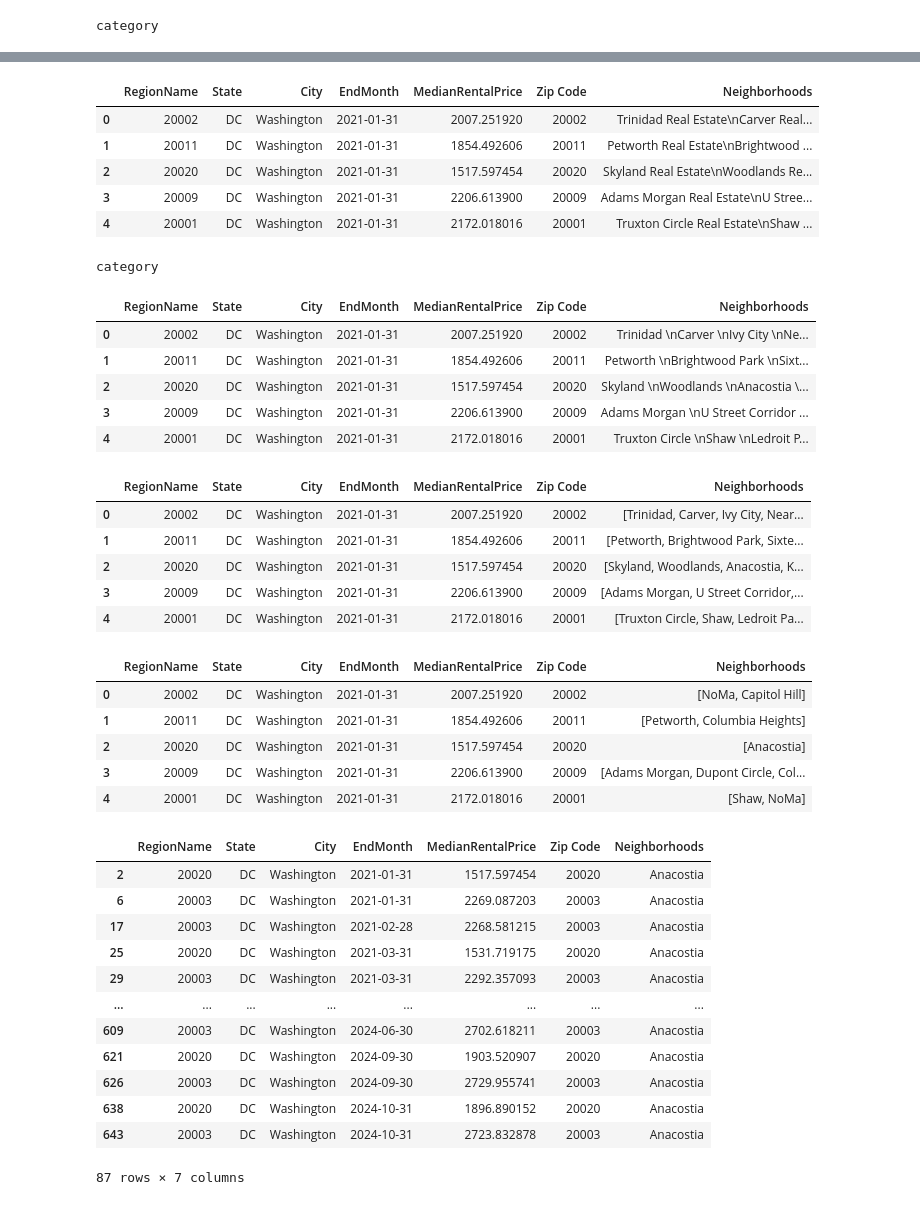
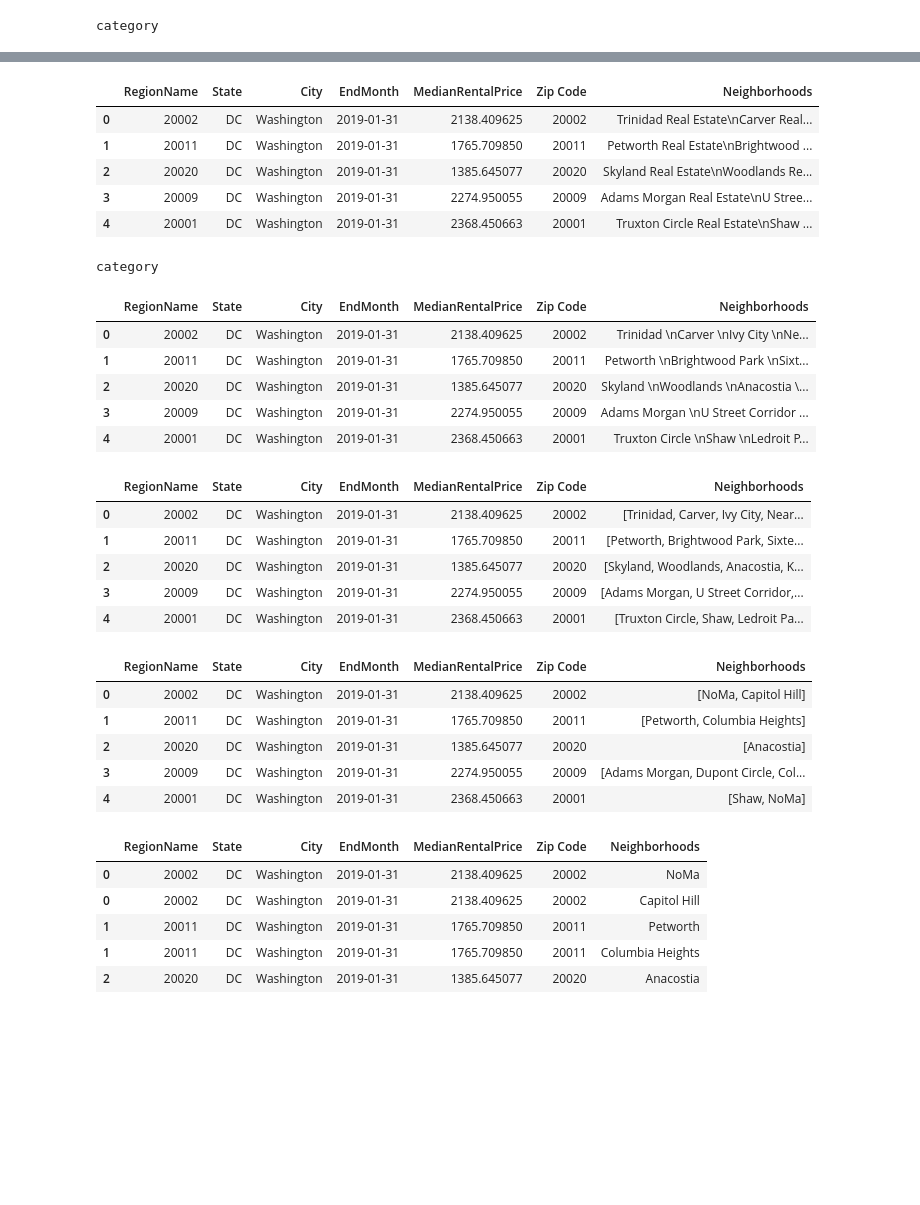
Before and after one commit to rebeccalwagner/PPOL_5203_FinalProject, a Jupyter notebook: files/visualizations/zillow_viz.ipynb, the cells around one changed output, grey strips where cells are left out. Saved outputs shown, nothing was run; the diff lists cells and outputs as text; code cells hidden in the pictures; blank space fills up the shorter version.

```diff
--- a/files/visualizations/zillow_viz.ipynb
+++ b/files/visualizations/zillow_viz.ipynb
@@ -96,7 +99,12 @@ rental_data.head()
 | 4 | 93144 | 6 | 79936 | zip | TX | TX | El Paso | El Paso, TX | El Paso County | ... |
 5 rows × 127 columns
 # %%
-rental_data_filter = (rental_data.filter(['RegionName','State','City', '2021-01-31', '2021-02-28', '2021-03-31',
+rental_data_filter = (rental_data.filter(['RegionName','State','City','2019-01-31', '2019-02-28', '2019-03-31',
+                                          '2019-04-30', '2019-05-31', '2019-06-30', '2019-07-31', '2019-08-31',
+                                          '2019-09-30', '2019-10-31', '2019-11-30', '2019-12-31', '2020-01-31',
+                                          '2020-02-29', '2020-03-31', '2020-04-30', '2020-05-31', '2020-06-30',
+                                          '2020-07-31', '2020-08-31', '2020-09-30', '2020-10-31', '2020-11-30',
+                                          '2020-12-31','2021-01-31', '2021-02-28', '2021-03-31',
                                           '2021-04-30', '2021-05-31', '2021-06-30', '2021-07-31', '2021-08-31',
                                           '2021-09-30', '2021-10-31', '2021-11-30', '2021-12-31', '2022-01-31',
                                           '2022-02-28', '2022-03-31', '2022-04-30', '2022-05-31', '2022-06-30', '2022-07-31',
@@ -163,11 +163,11 @@ cleaned_rental_data = rental_data_filter_na.reset_index(drop = True)
 cleaned_rental_data.head()
 # %% [output]
 |  | RegionName | State | City | EndMonth | MedianRentalPrice | Zip Code | Neighborhoods |
-| 0 | 20002 | DC | Washington | 2021-01-31 | 2007.251920 | 20002 | Trinidad Real Estate\nCarver Real... |
-| 1 | 20011 | DC | Washington | 2021-01-31 | 1854.492606 | 20011 | Petworth Real Estate\nBrightwood ... |
-| 2 | 20020 | DC | Washington | 2021-01-31 | 1517.597454 | 20020 | Skyland Real Estate\nWoodlands Re... |
-| 3 | 20009 | DC | Washington | 2021-01-31 | 2206.613900 | 20009 | Adams Morgan Real Estate\nU Stree... |
-| 4 | 20001 | DC | Washington | 2021-01-31 | 2172.018016 | 20001 | Truxton Circle Real Estate\nShaw ... |
+| 0 | 20002 | DC | Washington | 2019-01-31 | 2138.409625 | 20002 | Trinidad Real Estate\nCarver Real... |
+| 1 | 20011 | DC | Washington | 2019-01-31 | 1765.709850 | 20011 | Petworth Real Estate\nBrightwood ... |
+| 2 | 20020 | DC | Washington | 2019-01-31 | 1385.645077 | 20020 | Skyland Real Estate\nWoodlands Re... |
+| 3 | 20009 | DC | Washington | 2019-01-31 | 2274.950055 | 20009 | Adams Morgan Real Estate\nU Stree... |
+| 4 | 20001 | DC | Washington | 2019-01-31 | 2368.450663 | 20001 | Truxton Circle Real Estate\nShaw ... |
 # %%
 print(cleaned_rental_data["RegionName"].dtype)
 # %% [output]
@@ -178,48 +178,41 @@ cleaned_rental_data['Neighborhoods'] = [x.strip() for x in cleaned_rental_data['
 cleaned_rental_data.head()
 # %% [output]
 |  | RegionName | State | City | EndMonth | MedianRentalPrice | Zip Code | Neighborhoods |
-| 0 | 20002 | DC | Washington | 2021-01-31 | 2007.251920 | 20002 | Trinidad \nCarver \nIvy City \nNe... |
-| 1 | 20011 | DC | Washington | 2021-01-31 | 1854.492606 | 20011 | Petworth \nBrightwood Park \nSixt... |
-| 2 | 20020 | DC | Washington | 2021-01-31 | 1517.597454 | 20020 | Skyland \nWoodlands \nAnacostia \... |
-| 3 | 20009 | DC | Washington | 2021-01-31 | 2206.613900 | 20009 | Adams Morgan \nU Street Corridor ... |
-| 4 | 20001 | DC | Washington | 2021-01-31 | 2172.018016 | 20001 | Truxton Circle \nShaw \nLedroit P... |
+| 0 | 20002 | DC | Washington | 2019-01-31 | 2138.409625 | 20002 | Trinidad \nCarver \nIvy City \nNe... |
+| 1 | 20011 | DC | Washington | 2019-01-31 | 1765.709850 | 20011 | Petworth \nBrightwood Park \nSixt... |
+| 2 | 20020 | DC | Washington | 2019-01-31 | 1385.645077 | 20020 | Skyland \nWoodlands \nAnacostia \... |
+| 3 | 20009 | DC | Washington | 2019-01-31 | 2274.950055 | 20009 | Adams Morgan \nU Street Corridor ... |
+| 4 | 20001 | DC | Washington | 2019-01-31 | 2368.450663 | 20001 | Truxton Circle \nShaw \nLedroit P... |
 # %%
 cleaned_rental_data['Neighborhoods'] = [x.split(' \n') for x in cleaned_rental_data['Neighborhoods']]
 cleaned_rental_data.head()
 # %% [output]
 |  | RegionName | State | City | EndMonth | MedianRentalPrice | Zip Code | Neighborhoods |
-| 0 | 20002 | DC | Washington | 2021-01-31 | 2007.251920 | 20002 | [Trinidad, Carver, Ivy City, Near... |
-| 1 | 20011 | DC | Washington | 2021-01-31 | 1854.492606 | 20011 | [Petworth, Brightwood Park, Sixte... |
-| 2 | 20020 | DC | Washington | 2021-01-31 | 1517.597454 | 20020 | [Skyland, Woodlands, Anacostia, K... |
-| 3 | 20009 | DC | Washington | 2021-01-31 | 2206.613900 | 20009 | [Adams Morgan, U Street Corridor,... |
-| 4 | 20001 | DC | Washington | 2021-01-31 | 2172.018016 | 20001 | [Truxton Circle, Shaw, Ledroit Pa... |
+| 0 | 20002 | DC | Washington | 2019-01-31 | 2138.409625 | 20002 | [Trinidad, Carver, Ivy City, Near... |
+| 1 | 20011 | DC | Washington | 2019-01-31 | 1765.709850 | 20011 | [Petworth, Brightwood Park, Sixte... |
+| 2 | 20020 | DC | Washington | 2019-01-31 | 1385.645077 | 20020 | [Skyland, Woodlands, Anacostia, K... |
+| 3 | 20009 | DC | Washington | 2019-01-31 | 2274.950055 | 20009 | [Adams Morgan, U Street Corridor,... |
+| 4 | 20001 | DC | Washington | 2019-01-31 | 2368.450663 | 20001 | [Truxton Circle, Shaw, Ledroit Pa... |
 # %%
 cleaned_rental_data['Neighborhoods'] = cleaned_rental_data['Neighborhoods'].apply(lambda x: [item for item in x if item in neighborhoods])
 cleaned_rental_data.head()
 # %% [output]
 |  | RegionName | State | City | EndMonth | MedianRentalPrice | Zip Code | Neighborhoods |
-| 0 | 20002 | DC | Washington | 2021-01-31 | 2007.251920 | 20002 | [NoMa, Capitol Hill] |
-| 1 | 20011 | DC | Washington | 2021-01-31 | 1854.492606 | 20011 | [Petworth, Columbia Heights] |
-| 2 | 20020 | DC | Washington | 2021-01-31 | 1517.597454 | 20020 | [Anacostia] |
-| 3 | 20009 | DC | Washington | 2021-01-31 | 2206.613900 | 20009 | [Adams Morgan, Dupont Circle, Col... |
-| 4 | 20001 | DC | Washington | 2021-01-31 | 2172.018016 | 20001 | [Shaw, NoMa] |
+| 0 | 20002 | DC | Washington | 2019-01-31 | 2138.409625 | 20002 | [NoMa, Capitol Hill] |
+| 1 | 20011 | DC | Washington | 2019-01-31 | 1765.709850 | 20011 | [Petworth, Columbia Heights] |
+| 2 | 20020 | DC | Washington | 2019-01-31 | 1385.645077 | 20020 | [Anacostia] |
+| 3 | 20009 | DC | Washington | 2019-01-31 | 2274.950055 | 20009 | [Adams Morgan, Dupont Circle, Col... |
+| 4 | 20001 | DC | Washington | 2019-01-31 | 2368.450663 | 20001 | [Shaw, NoMa] |
 # %%
 rental_data_clean = cleaned_rental_data.explode("Neighborhoods")
-rental_data_clean[rental_data_clean["Neighborhoods"] == "Anacostia"]
+rental_data_clean.head()
 # %% [output]
 |  | RegionName | State | City | EndMonth | MedianRentalPrice | Zip Code | Neighborhoods |
-| 2 | 20020 | DC | Washington | 2021-01-31 | 1517.597454 | 20020 | Anacostia |
-| 6 | 20003 | DC | Washington | 2021-01-31 | 2269.087203 | 20003 | Anacostia |
-| 17 | 20003 | DC | Washington | 2021-02-28 | 2268.581215 | 20003 | Anacostia |
-| 25 | 20020 | DC | Washington | 2021-03-31 | 1531.719175 | 20020 | Anacostia |
-| 29 | 20003 | DC | Washington | 2021-03-31 | 2292.357093 | 20003 | Anacostia |
-| ... | ... | ... | ... | ... | ... | ... | ... |
-| 609 | 20003 | DC | Washington | 2024-06-30 | 2702.618211 | 20003 | Anacostia |
-| 621 | 20020 | DC | Washington | 2024-09-30 | 1903.520907 | 20020 | Anacostia |
-| 626 | 20003 | DC | Washington | 2024-09-30 | 2729.955741 | 20003 | Anacostia |
-| 638 | 20020 | DC | Washington | 2024-10-31 | 1896.890152 | 20020 | Anacostia |
-| 643 | 20003 | DC | Washington | 2024-10-31 | 2723.832878 | 20003 | Anacostia |
+| 0 | 20002 | DC | Washington | 2019-01-31 | 2138.409625 | 20002 | NoMa |
+| 0 | 20002 | DC | Washington | 2019-01-31 | 2138.409625 | 20002 | Capitol Hill |
+| 1 | 20011 | DC | Washington | 2019-01-31 | 1765.709850 | 20011 | Petworth |
+| 1 | 20011 | DC | Washington | 2019-01-31 | 1765.709850 | 20011 | Columbia Heights |
+| 2 | 20020 | DC | Washington | 2019-01-31 | 1385.645077 | 20020 | Anacostia |
-87 rows × 7 columns
 # %%
 # step 1: data
 (ggplot(data=rental_data_clean) +
```
Also changed, not shown: parts of 11 cells of this notebook, 1 other file.
